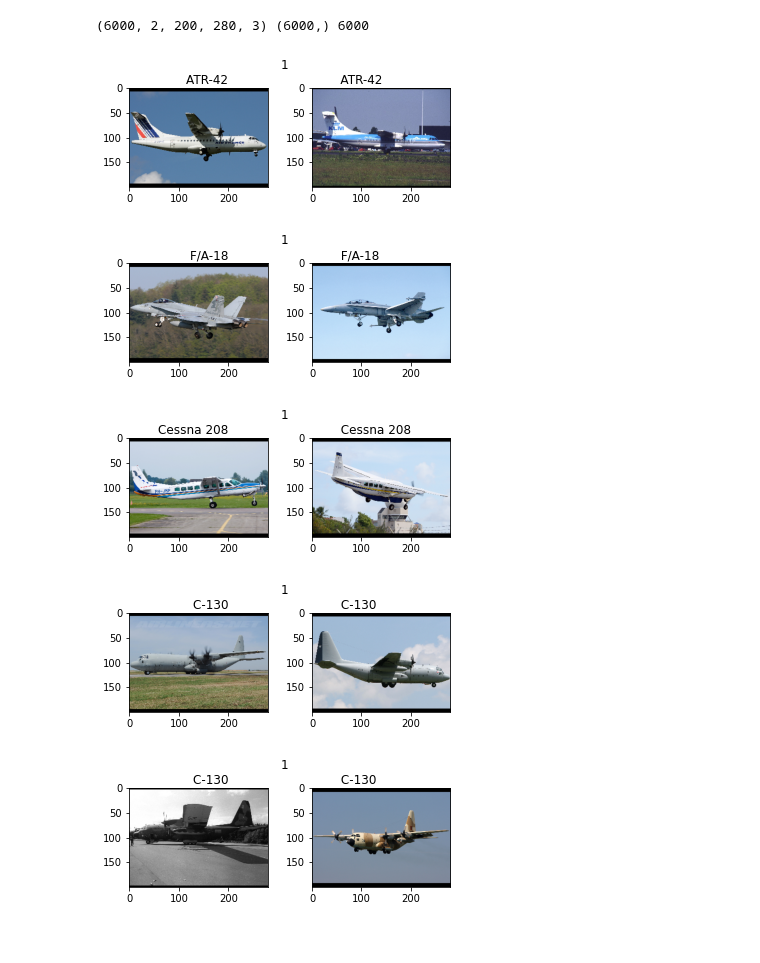
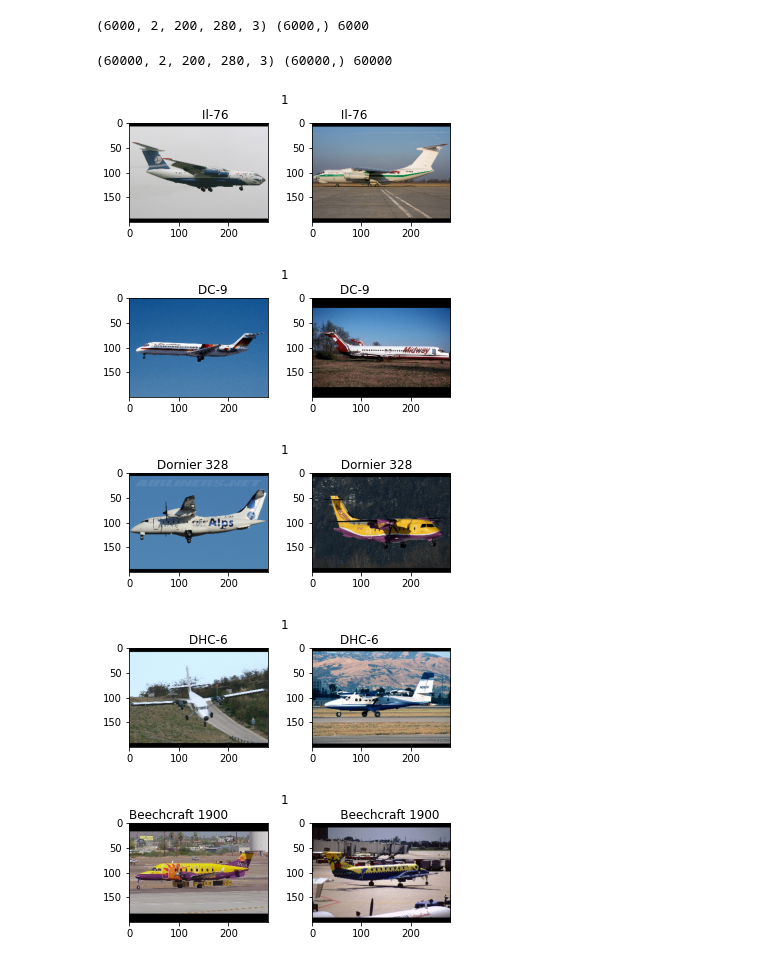
Before and after one commit to beetee17/few_shot_learning, a Jupyter notebook: aircraft/aircraft_prep.ipynb, the cells around one changed output. Cells and saved outputs as stored; diff of their text form; code cells hidden in the pictures.

Commit message:
make 60k pairs train dataset

```diff
--- a/aircraft/aircraft_prep.ipynb
+++ b/aircraft/aircraft_prep.ipynb
@@ -23,5 +17,5 @@ INFO:tensorflow:Enabling control flow v2
 # %%
-kwargs = {'X_val' : True,
-          'Y_val' : True,}
+kwargs = {'X_train' : True,
+          'Y_train' : True}
 data = load_data(path="D://", **kwargs)
 # %% [output]
@@ -168,6 +162,6 @@ saving data...
 saved X_val to /D://X_val.h5!
 saved Y_val to /D://Y_val.h5!
 # %%
-pos_pairs, pos_labels, pos_raw_labels = preprocess.make_positive_pairs(data['X_val'], data['Y_val'], list(val_imgs_dir.keys()), N=3000)
+pos_pairs, pos_labels, pos_raw_labels = preprocess.make_positive_pairs(data['X_train'], data['Y_train'], list(train_imgs_dir.keys()), N=30000)
 print(pos_pairs.shape, pos_labels.shape, len(pos_raw_labels))
 # %% [output]
@@ -180,5 +185,5 @@ Embraer ERJ 145
 # %%
-neg_pairs, neg_labels, neg_raw_labels = preprocess.make_negative_pairs(data['X_val'], data['Y_val'], N=3000)
+neg_pairs, neg_labels, neg_raw_labels = preprocess.make_negative_pairs(data['X_train'], data['Y_train'], N=30000)
 print(neg_pairs.shape, neg_labels.shape, len(neg_raw_labels))
 # %% [output]
 0
@@ -215,13 +231,25 @@ val_raw_labels.extend(neg_raw_labels)
 print(val_pairs.shape, val_labels.shape, len(val_raw_labels))
 # %% [output]
 (6000, 2, 200, 280, 3) (6000,) 6000
+# %%
+train_pairs = np.vstack((pos_pairs, neg_pairs))
+
+train_labels = np.append(pos_labels, neg_labels)
+
+train_raw_labels = pos_raw_labels
+train_raw_labels.extend(neg_raw_labels)
+
+
+print(train_pairs.shape, train_labels.shape, len(train_raw_labels))
+# %% [output]
+(60000, 2, 200, 280, 3) (60000,) 60000
 # %%
-utils.show_pairs(5, val_pairs, val_labels, val_raw_labels, random=False)
+utils.show_pairs(5, train_pairs, train_labels, train_raw_labels, random=False)
 # %% [output]
-[figure, old version]
+[figure, new version]
-[figure, old version]
+[figure, new version]
-[figure, old version]
+[figure, new version]
-[figure, old version]
+[figure, new version]
-[figure, old version]
+[figure, new version]
 # %%
 val_pairs, val_labels, val_raw_labels = shuffle(val_pairs, val_labels, val_raw_labels)
```
Also changed, not shown: parts of 9 cells of this notebook.
